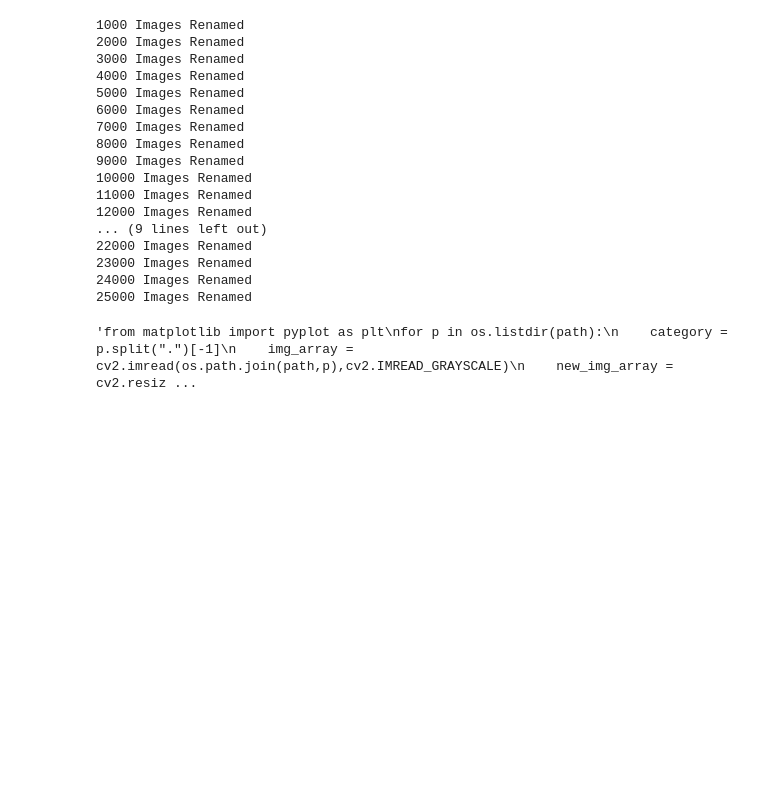
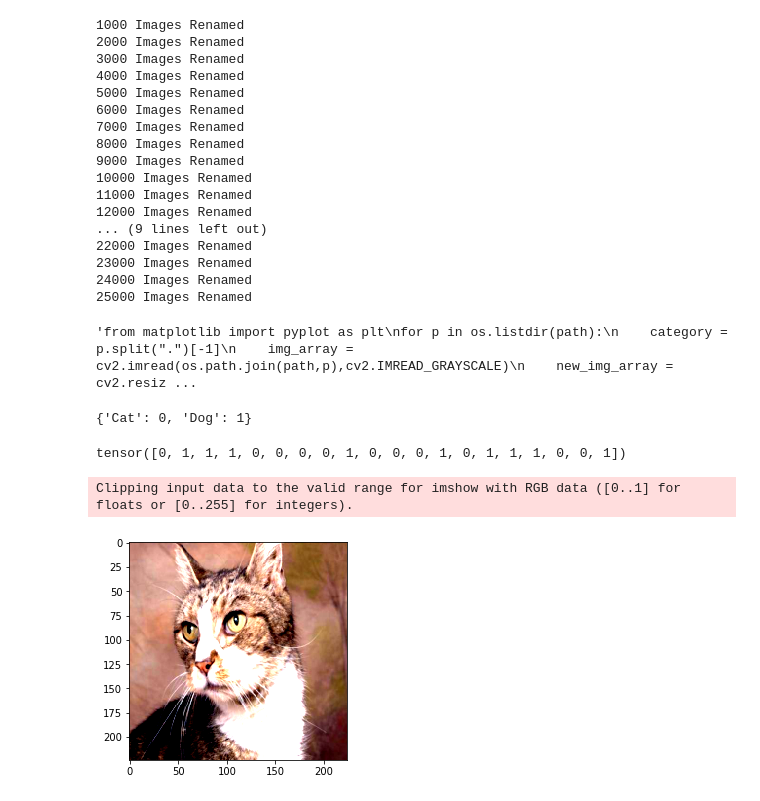
Before and after one commit to rohanmulik/CATS-vs-DOGS-, a Jupyter notebook: DogsvsCats.ipynb, the cells around one changed output. Saved outputs shown, nothing was run; the diff lists cells and outputs as text; code cells hidden in the pictures; blank space fills up the shorter version.

```diff
--- a/DogsvsCats.ipynb
+++ b/DogsvsCats.ipynb
@@ -75,4 +73,5 @@ train_data_path = "../CatsvsDogscode/dogs-vs-cats/train/"
 # %%
+from torch.utils.data import DataLoader, Sampler
 data_transform = transforms.Compose([
     transforms.RandomResizedCrop(224),
     transforms.RandomHorizontalFlip(),
@@ -83,3 +82,26 @@ data_transform = transforms.Compose([
 
 dc_dataset = datasets.ImageFolder(train_data_path,
                                   transform=data_transform)
+
+train_loader = DataLoader(dataset=dc_dataset, batch_size=20, shuffle=True, num_workers=5)
+# %%
+print(dc_dataset.class_to_idx)
+# %% [output]
+{'Cat': 0, 'Dog': 1}
+# %%
+def imshow(img):
+    img = img / 2 +0.5
+    plt.imshow(np.transpose(img[0].numpy(), (1, 2, 0)))
+    plt.show()
+# %%
+
+# get some random training images
+dataiter = iter(train_loader)
+images, labels = dataiter.next()
+print(labels)
+# show images
+imshow(images)
+# %% [output]
+tensor([0, 1, 1, 1, 0, 0, 0, 0, 1, 0, 0, 0, 1, 0, 1, 1, 1, 0, 0, 1])
+Clipping input data to the valid range for imshow with RGB data ([0..1] for floats or [0..255] for integers).
+[figure, added]
```
Also changed, not shown: parts of 8 cells of this notebook.
